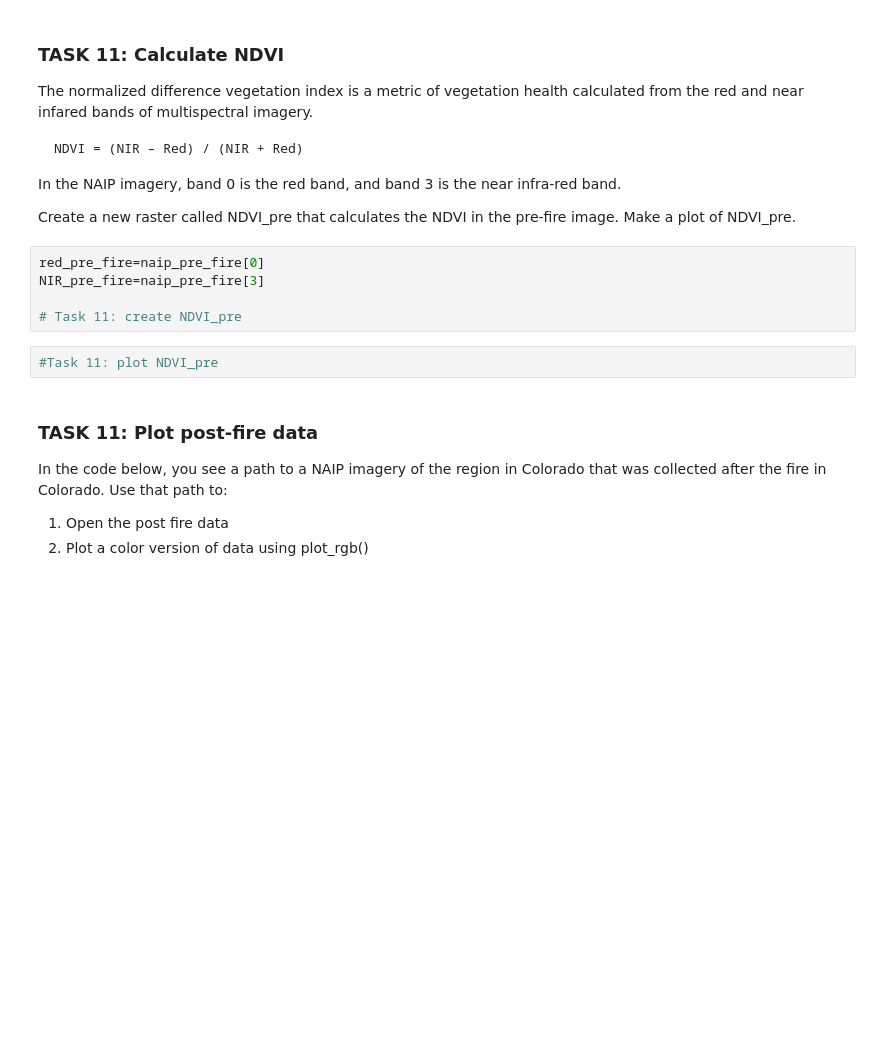
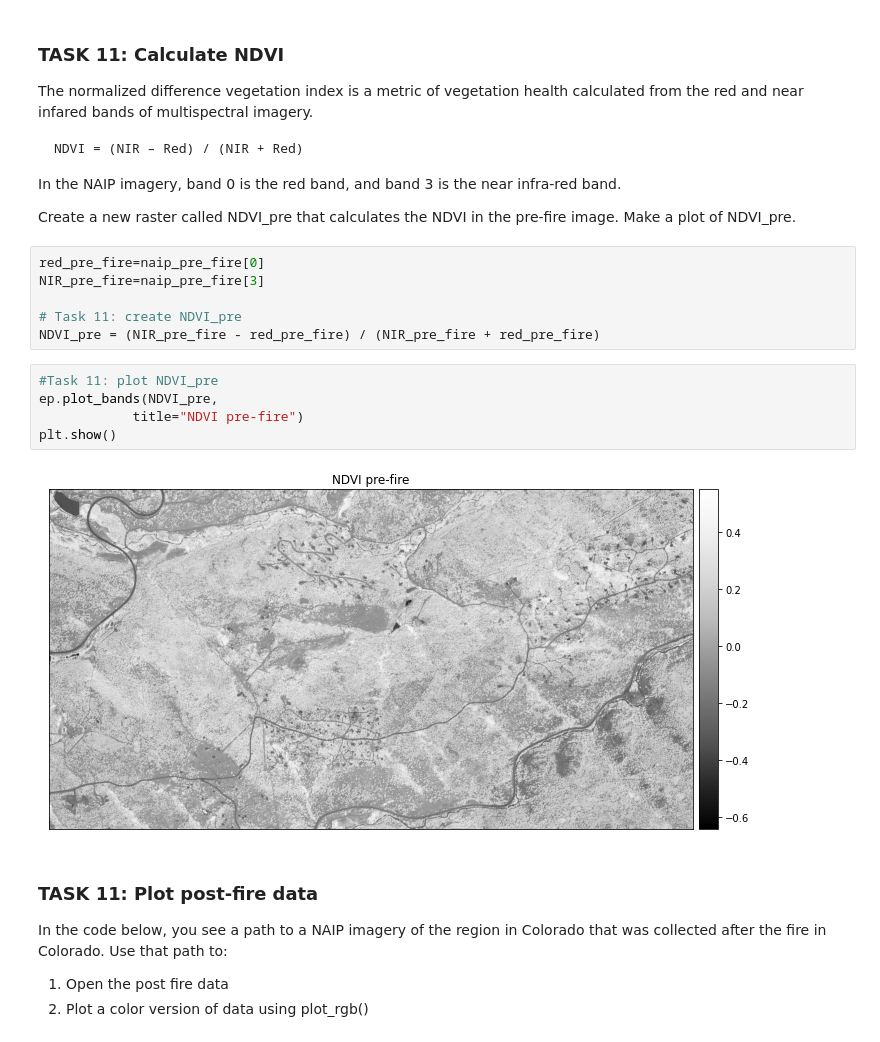
Before and after one commit to emjorgen/EnvDatSci22, a Jupyter notebook: CodeSprints/RasterData101.ipynb, the cells around one changed output. Drawn from its saved outputs; the diff is of its cells as text; blank space fills up the shorter version.

```diff
--- a/CodeSprints/RasterData101.ipynb
+++ b/CodeSprints/RasterData101.ipynb
@@ -439,8 +590,14 @@ red_pre_fire=naip_pre_fire[0]
 NIR_pre_fire=naip_pre_fire[3]
 
 # Task 11: create NDVI_pre
+NDVI_pre = (NIR_pre_fire - red_pre_fire) / (NIR_pre_fire + red_pre_fire)
 # %%
 #Task 11: plot NDVI_pre
+ep.plot_bands(NDVI_pre,
+            title="NDVI pre-fire")
+plt.show()
+# %% [output]
+[figure, added]
 # %% [markdown]
 ### TASK 11: Plot post-fire data
 In the code below, you see a path to a NAIP imagery of the region in Colorado that was collected after the fire in Colorado. Use that path to:
```
Also changed, not shown: parts of 44 cells of this notebook.
